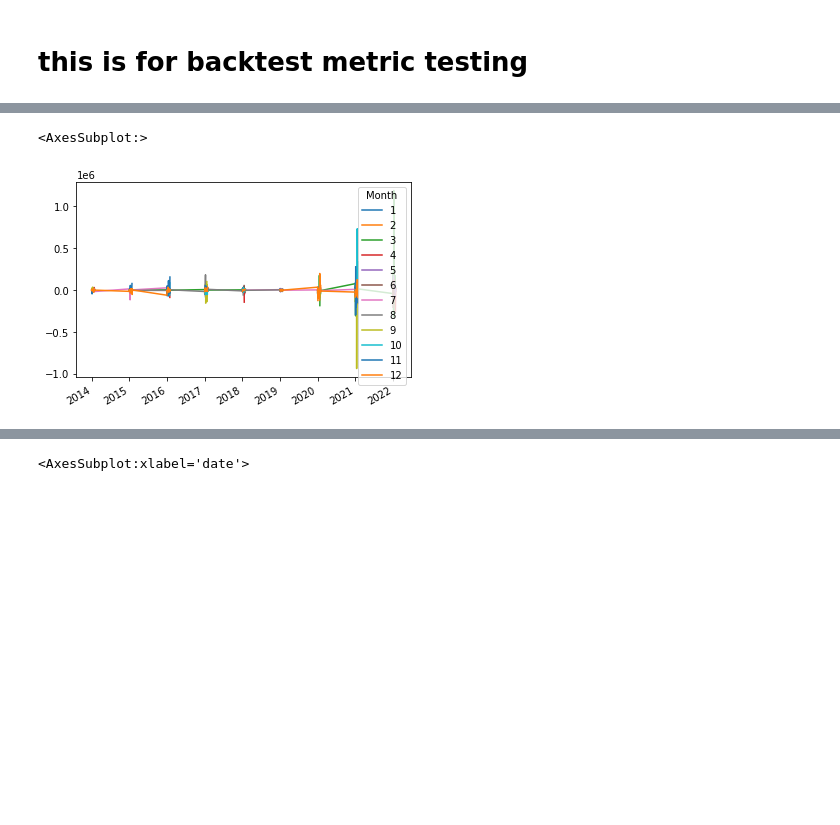
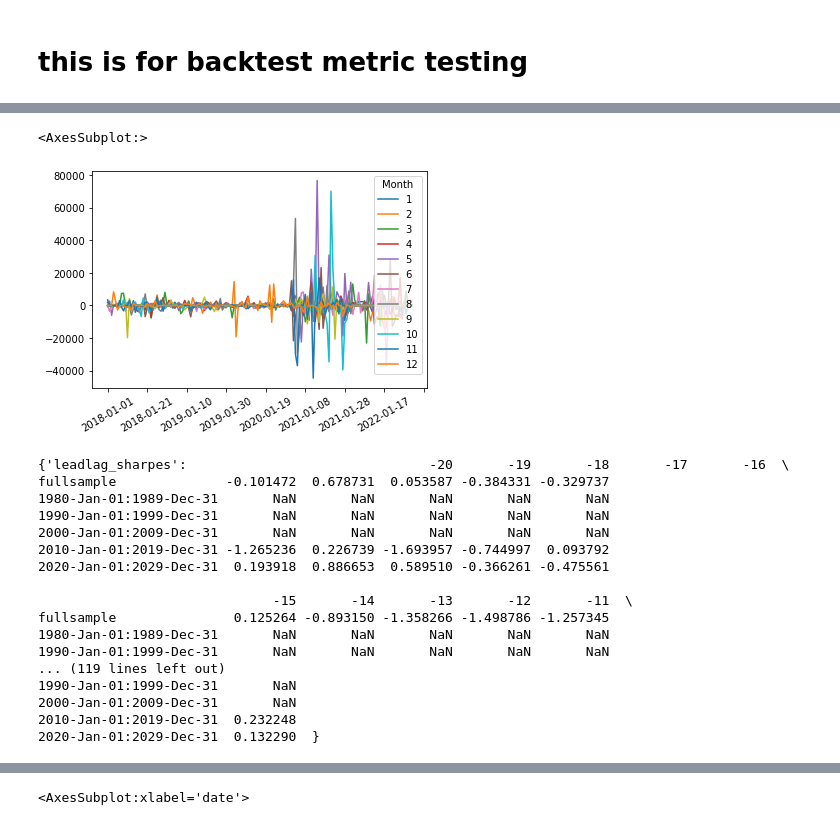
Before and after one commit to harvey1673/pyktrader3, a Jupyter notebook: bktest/test_nearby.ipynb, the cells around one changed output, grey strips where cells are left out. Drawn from its saved outputs; the diff is of its cells as text; code cells hidden in the pictures; blank space fills up the shorter version.

Commit message:
local change on nearby

```diff
--- a/bktest/test_nearby.ipynb
+++ b/bktest/test_nearby.ipynb
@@ -141,2 +326,23 @@ out_df = out_df.set_index('date').rename(columns = {'instID': 'contract'})
 # %% [markdown]
 # this is for backtest metric testing
+# %%
+start_date = datetime.date(2018, 1, 2)
+end_date = datetime.date(2022,7,18)
+shift_mode = 1
+
+roll_mode = 0
+roll_name = 'nroll'
+nb_cont = 2
+
+prodcode = 'rb'
+
+roll_kwargs = {'roll_win': 3, 'roll_cutoff': '-5b', 'cont_ratio': [1.0, 0.0],
+               'contract_filter': None, 'min_thres': 0}
+
+folder = "C:\\dev\\pyktrader3\\data\\carry"
+file_name = "%s\\%s_%s.csv" % (folder, prodcode, roll_name)
+roll_map = pd.read_csv(file_name).set_index('date')
+
+nb_df = nearby_series(prodcode, start_date=start_date, end_date = end_date, shift_mode = shift_mode,
+              freq='d', roll_kwargs=roll_kwargs, roll_map = roll_map)
+print(nb_df)
@@ -143,3 +367,5 @@ out_df = out_df.set_index('date').rename(columns = {'instID': 'contract'})
 # %%
-nb_df['price_chg'] = (nb_df['close'] - nb_df['close'].shift(1)).fillna(0)
-nb_df['holding'] = (nb_df['price_chg'] - nb_df['price_chg'].rolling(14).mean()).shift(1).fillna(0)
+xdf = nb_df['c0']
+
+xdf['holding'] = (xdf['price_chg'] - xdf['price_chg'].rolling(14).mean()).shift(1).fillna(0)
+xdf
@@ -146,2 +387,2 @@ nb_df['holding'] = (nb_df['price_chg'] - nb_df['price_chg'].rolling(14).mean()).
 # %%
-metrics = MetricsBase(nb_df['holding'].to_frame('al'), nb_df['price_chg'].to_frame('al'))
+metrics = MetricsBase(xdf['holding'].to_frame('rb'), xdf['price_chg'].to_frame('rb'))
@@ -166,0 +389,6 @@ df1[df1['contract'] != df2['contract']]
+# %%
+portfolio_pnl = metrics._lagged_portfolio_pnl().to_frame(name='total')
+portfolio_pnl['Month'] = portfolio_pnl.index.month
+portfolio_pnl.index = [i.replace(month=1) for i in portfolio_pnl.index]
+seasonal_pnl = portfolio_pnl.pivot(columns = 'Month', values = 'total').fillna(0.0)
+print(seasonal_pnl)
@@ -167,7 +413,29 @@ df1[df1['contract'] != df2['contract']]
+# %%
+#seasonal_pnl.plot(x=seasonal_pnl.index.astype(str))
+seasonal_pnl.set_index(seasonal_pnl.index.astype('str')).plot(rot=30)
+# %% [output]
+<AxesSubplot:>
+[figure, added]
 # %%
 #metrics.holdings, metrics.returns
-res = metrics.seasonal_pnl()
-res['pnl'].plot()
+# res = metrics.seasonal_pnl()
+res_df = metrics.lead_lag()
+print(res_df)
 # %% [output]
-<AxesSubplot:>
+{'leadlag_sharpes':                               -20       -19       -18       -17       -16  \
+fullsample              -0.101472  0.678731  0.053587 -0.384331 -0.329737
+1980-Jan-01:1989-Dec-31       NaN       NaN       NaN       NaN       NaN
+1990-Jan-01:1999-Dec-31       NaN       NaN       NaN       NaN       NaN
+2000-Jan-01:2009-Dec-31       NaN       NaN       NaN       NaN       NaN
+2010-Jan-01:2019-Dec-31 -1.265236  0.226739 -1.693957 -0.744997  0.093792
+2020-Jan-01:2029-Dec-31  0.193918  0.886653  0.589510 -0.366261 -0.475561
+
+                              -15       -14       -13       -12       -11  \
+fullsample               0.125264 -0.893150 -1.358266 -1.498786 -1.257345
+1980-Jan-01:1989-Dec-31       NaN       NaN       NaN       NaN       NaN
+1990-Jan-01:1999-Dec-31       NaN       NaN       NaN       NaN       NaN
+... (119 lines left out)
+1990-Jan-01:1999-Dec-31       NaN
+2000-Jan-01:2009-Dec-31       NaN
+2010-Jan-01:2019-Dec-31  0.232248
+2020-Jan-01:2029-Dec-31  0.132290  }
-[figure, removed]
```
Also changed, not shown: parts of 27 cells of this notebook, 32 other files.
